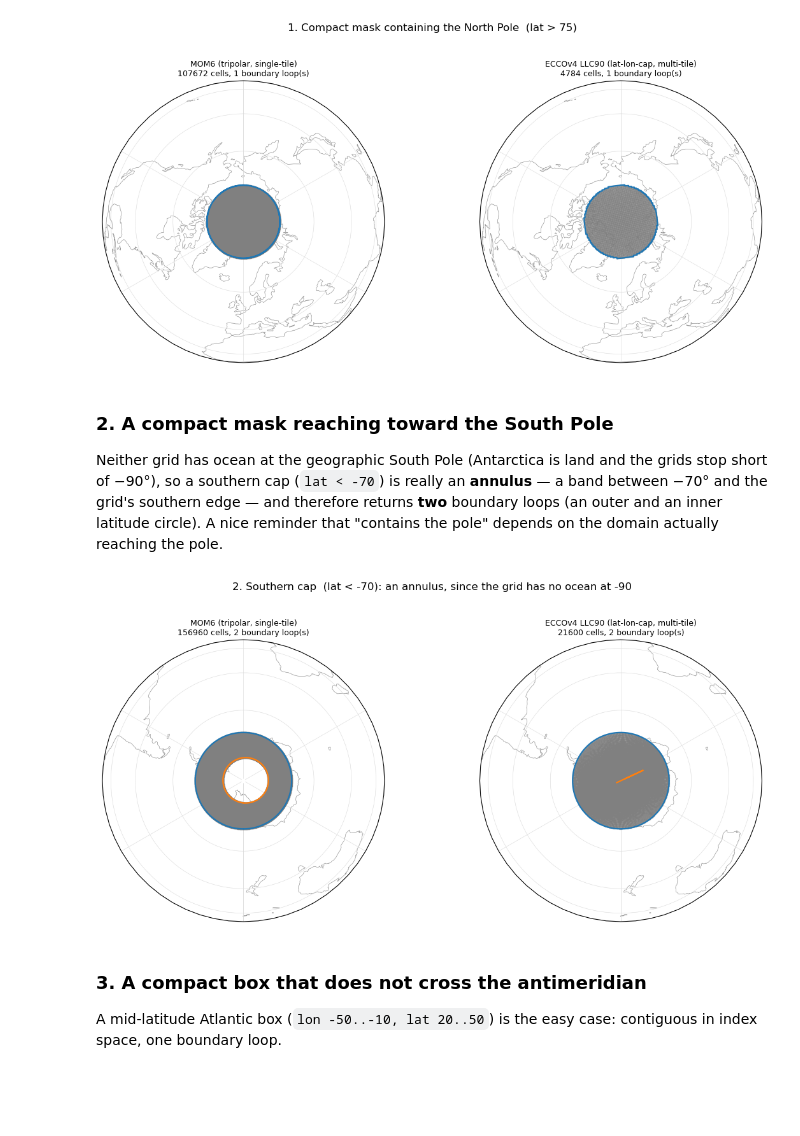
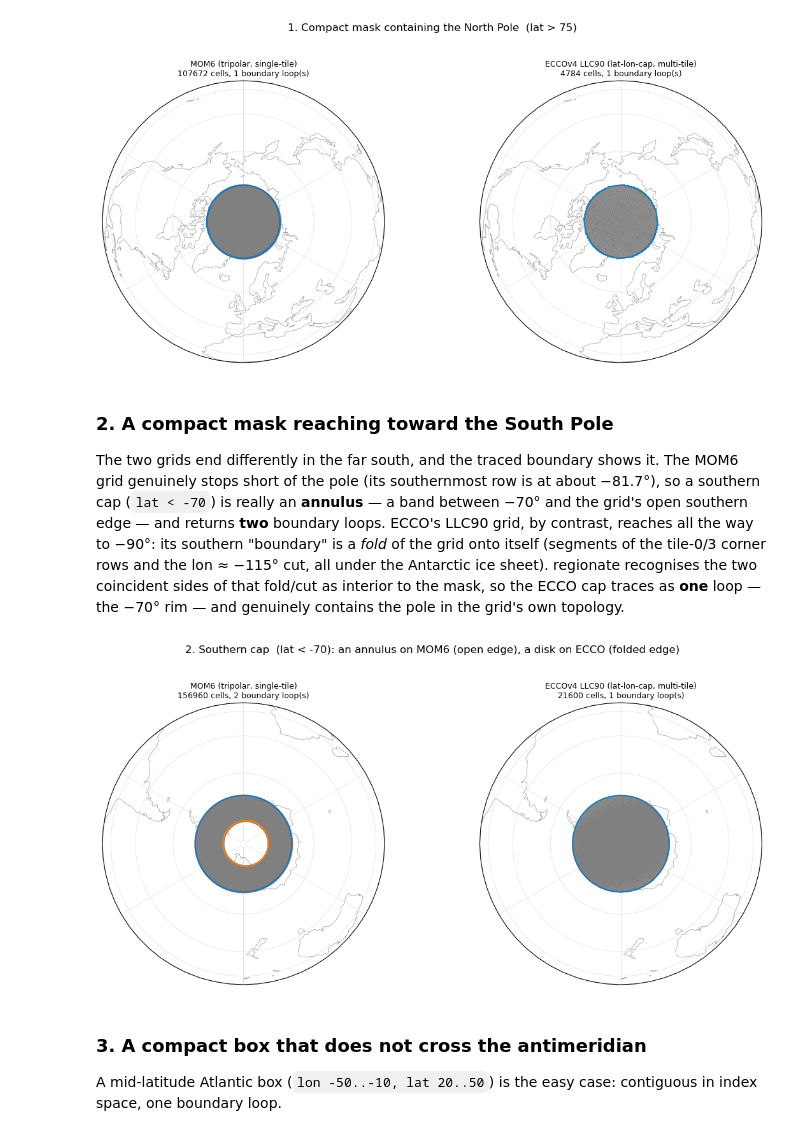
Before and after one commit to hdrake/regionate, a Jupyter notebook: examples/6_idealized_corner_cases.ipynb, the cells around one changed output. Cells and saved outputs as stored; diff of their text form; code cells hidden in the pictures; blank space fills up the shorter version.

```diff
--- a/examples/6_idealized_corner_cases.ipynb
+++ b/examples/6_idealized_corner_cases.ipynb
@@ -143,16 +143,21 @@ plot_case(lambda lo, la: la > 75., ccrs.Orthographic(0, 90),
 # %% [markdown]
 ### 2. A compact mask reaching toward the **South Pole**
 
-Neither grid has ocean at the geographic South Pole (Antarctica is land and the grids stop
-short of &minus;90&deg;), so a southern cap (`lat < -70`) is really an **annulus** &mdash; a band
-between &minus;70&deg; and the grid's southern edge &mdash; and therefore returns **two** boundary
-loops (an outer and an inner latitude circle). A nice reminder that "contains the pole" depends
-on the domain actually reaching the pole.
+The two grids end differently in the far south, and the traced boundary shows it. The MOM6
+grid genuinely stops short of the pole (its southernmost row is at about &minus;81.7&deg;),
+so a southern cap (`lat < -70`) is really an **annulus** &mdash; a band between
+&minus;70&deg; and the grid's open southern edge &mdash; and returns **two** boundary loops.
+ECCO's LLC90 grid, by contrast, reaches all the way to &minus;90&deg;: its southern
+"boundary" is a *fold* of the grid onto itself (segments of the tile-0/3 corner rows and the
+lon&nbsp;&asymp;&nbsp;&minus;115&deg; cut, all under the Antarctic ice sheet). regionate
+recognises the two coincident sides of that fold/cut as interior to the mask, so the ECCO
+cap traces as **one** loop &mdash; the &minus;70&deg; rim &mdash; and genuinely contains the
+pole in the grid's own topology.
 # %%
 plot_case(lambda lo, la: la < -70., ccrs.Orthographic(0, -90),
-          "2. Southern cap  (lat < -70): an annulus, since the grid has no ocean at -90")
+          "2. Southern cap  (lat < -70): an annulus on MOM6 (open edge), a disk on ECCO (folded edge)")
 # %% [output]
-[figure, old version]
+[figure, new version]
 # %% [markdown]
 ### 3. A compact box that does **not** cross the antimeridian
 
```
Also changed, not shown: parts of 2 cells of this notebook, 1 other file.
